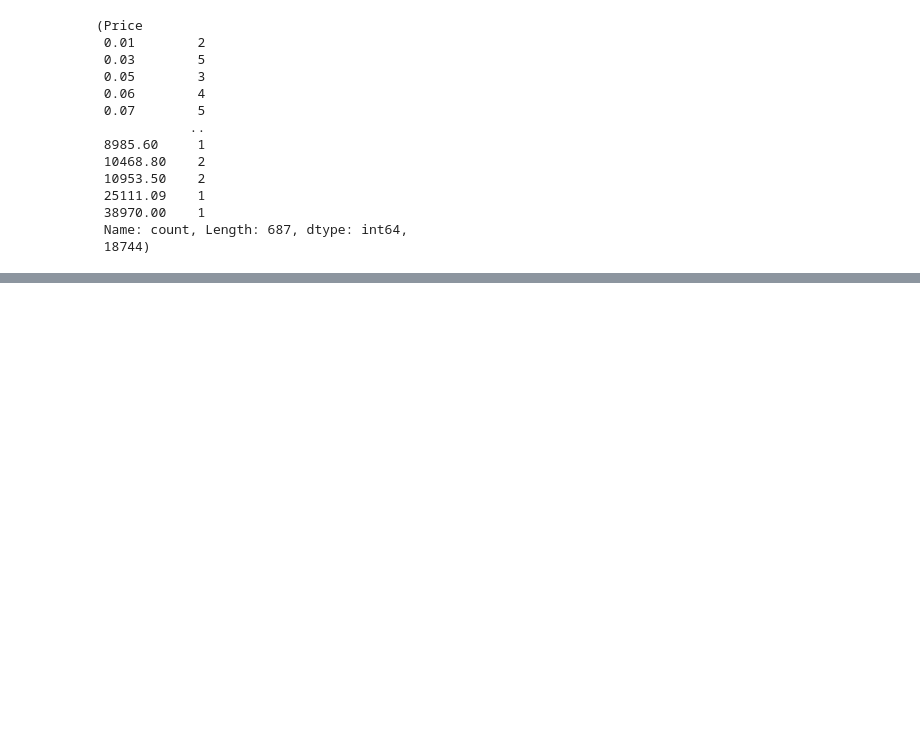
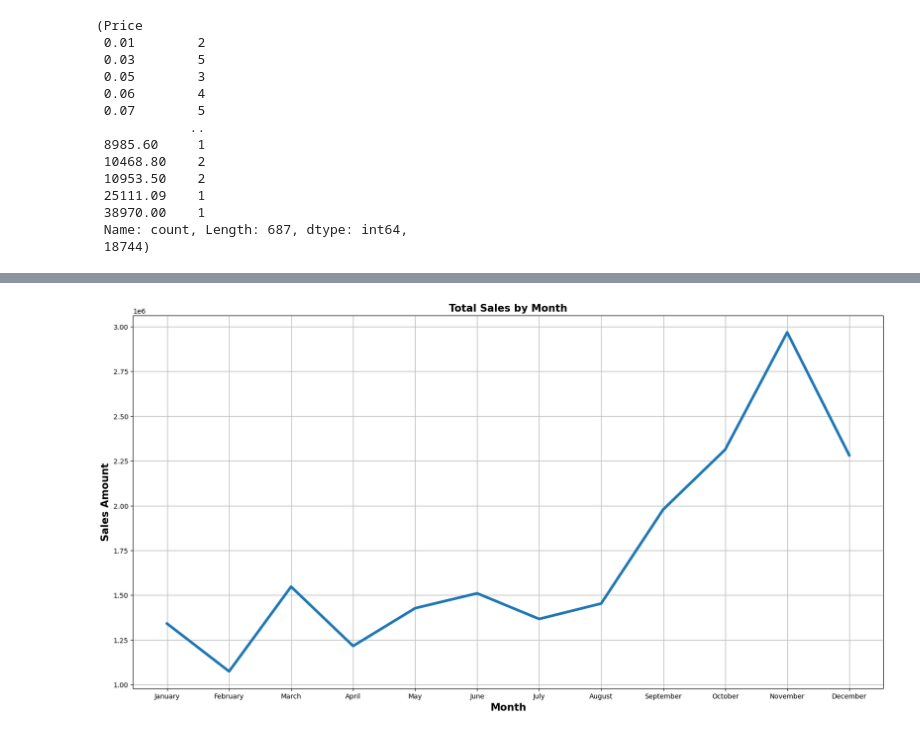
Before and after one commit to RITS98/Forecasting-Real-World-Applications-IEOR-4578-Project, a Jupyter notebook: Project 1/Project_1.ipynb, the cells around one changed output, grey strips where cells are left out. Cells and saved outputs as stored; diff of their text form; code cells hidden in the pictures; blank space fills up the shorter version.

```diff
--- a/Project 1/Project_1.ipynb
+++ b/Project 1/Project_1.ipynb
@@ -344,0 +478,5 @@ NameError: name 'SARIMA' is not defined
+# %%
+df1 = df.copy()
+df1['Month'] = df['InvoiceDate'].dt.strftime('%B')
+df1['Day'] = df['InvoiceDate'].dt.strftime('%A')
+df1.head()
@@ -344,0 +490,7 @@ NameError: name 'SARIMA' is not defined
+# %%
+sales_by_month = df1.groupby('Month')[['Sales']].sum().reset_index()
+month_order = ["January", "February", "March", "April", "May", "June",
+               "July", "August", "September", "October", "November", "December"]
+
+sales_by_month['Month'] = pd.Categorical(sales_by_month['Month'], categories=month_order, ordered=True)
+sales_by_month.sort_values('Month')
@@ -344,0 +511,10 @@ NameError: name 'SARIMA' is not defined
+# %%
+plt.figure(figsize=(20, 10))
+sns.lineplot(data=sales_by_month.sort_values('Month'), x='Month', y='Sales', linewidth=4)
+plt.xlabel('Month', fontsize=15, fontweight='bold')
+plt.ylabel('Sales Amount', fontsize=15, fontweight='bold')
+plt.title('Total Sales by Month', fontsize=15, fontweight='bold')
+plt.grid()
+plt.show()
+# %% [output]
+[figure, added]
```
Also changed, not shown: parts of 28 cells of this notebook.
